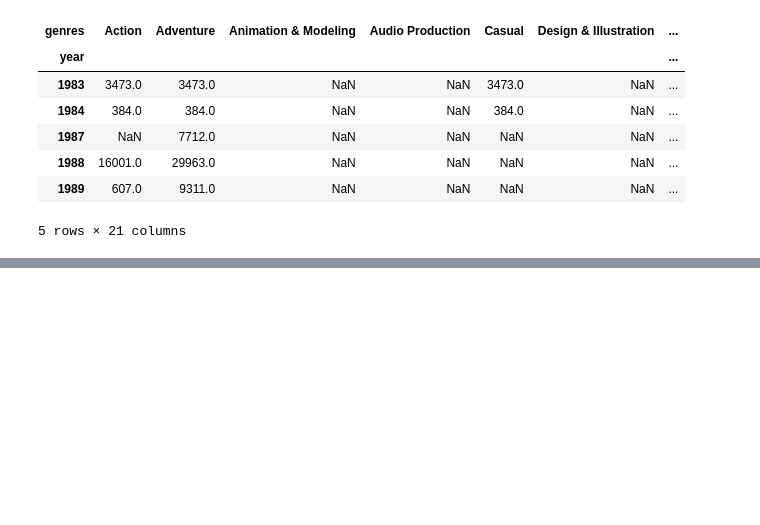
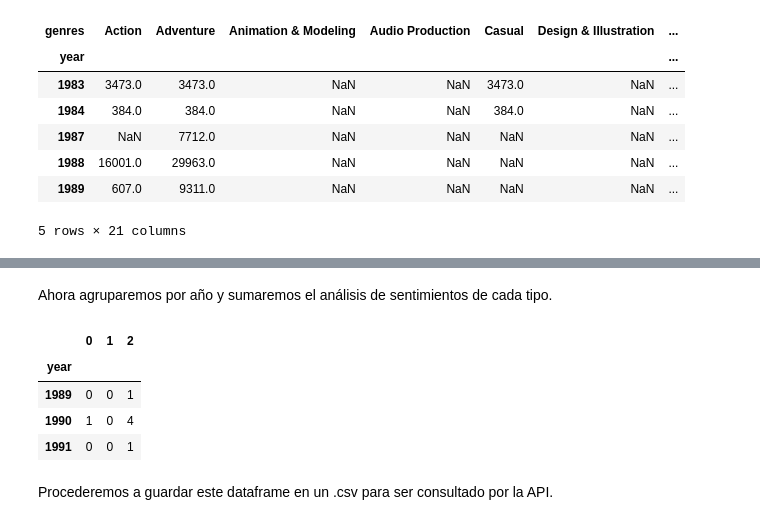
Before and after one commit to dsdrajlin/PI-MLOPs, a Jupyter notebook: API.ipynb, the cells around one changed output, grey strips where cells are left out. Saved outputs shown, nothing was run; the diff lists cells and outputs as text; code cells hidden in the pictures; blank space fills up the shorter version.

```diff
--- a/API.ipynb
+++ b/API.ipynb
@@ -222,0 +364,3 @@ PlayTimeGenre_df.to_csv("./Datasets_API/PlayTimeGenre.csv")
+# %%
+sentiment_analysis_df = games_df.merge(reviews_df, left_on='id', right_on='item_id',
+                                  how='inner')
@@ -222,0 +376,15 @@ PlayTimeGenre_df.to_csv("./Datasets_API/PlayTimeGenre.csv")
+# %%
+sentiment_analysis_df.drop(["id", "item_id"], axis=1, inplace=True)
+# %% [markdown]
+Ahora agruparemos por año y sumaremos el análisis de sentimientos de cada tipo.
+# %%
+sentiment_analysis_df = sentiment_analysis_df.groupby("year").sum()
+sentiment_analysis_df.head(3)
+# %% [output]
+|  | 0 | 1 | 2 |
+| year |  |  |  |
+| 1989 | 0 | 0 | 1 |
+| 1990 | 1 | 0 | 4 |
+| 1991 | 0 | 0 | 1 |
+# %% [markdown]
+Procederemos a guardar este dataframe en un .csv para ser consultado por la API.
```
Also changed, not shown: parts of 27 cells of this notebook, 3 other files.
